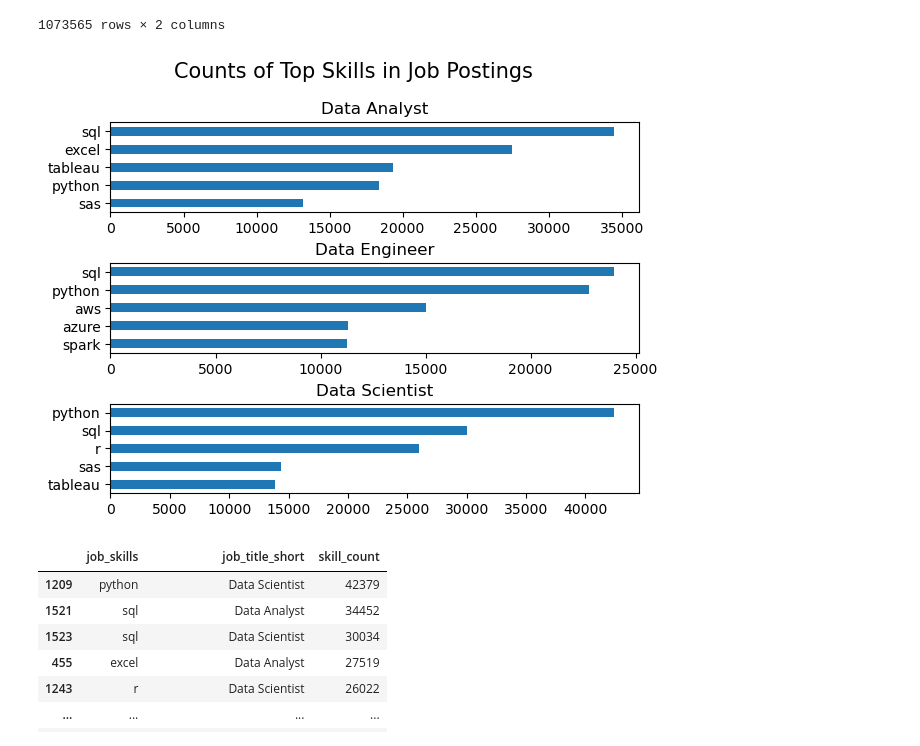
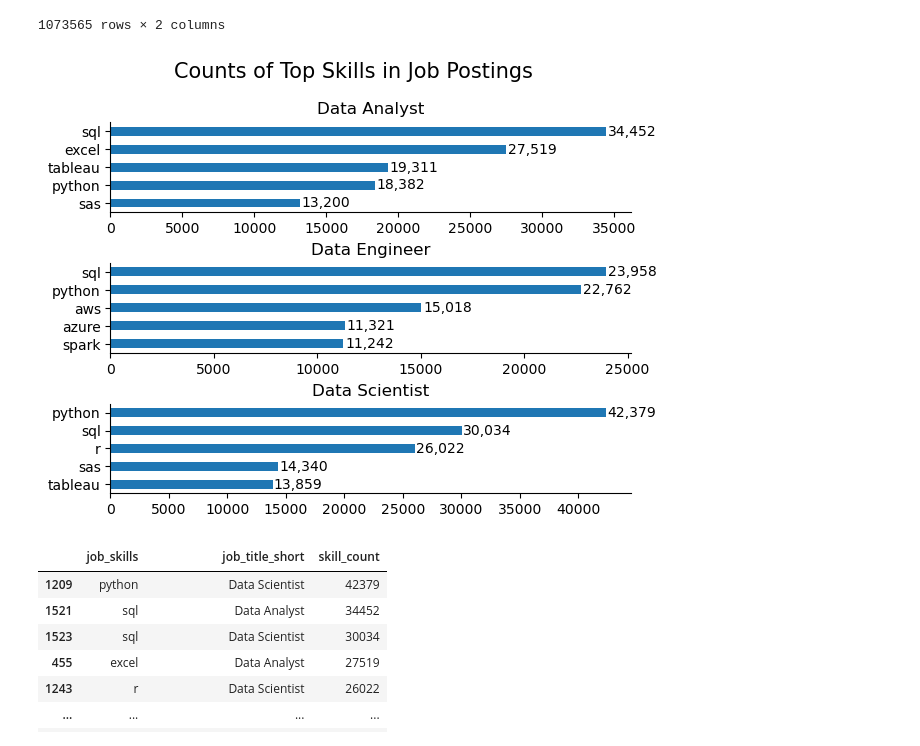
Before and after one commit to sengeel/Numpy-Pandas-Matplotlib-and-Seaborn, a Jupyter notebook: 3_Project/2_Skill_Demand.ipynb, the cells around one changed output. Cells and saved outputs as stored; diff of their text form; code cells hidden in the pictures.

Commit message:
Numpy, Pandas and Data Visualization

```diff
--- a/3_Project/2_Skill_Demand.ipynb
+++ b/3_Project/2_Skill_Demand.ipynb
@@ -45,18 +45,22 @@ job_titles = sorted(job_titles[:3])
 # %%
 fig, ax = plt.subplots(len(job_titles), 1)
 
 for i, job_title in enumerate(job_titles):
     df_plot = df_skills_count[df_skills_count['job_title_short'] == job_title].head(5)
     df_plot.plot(kind='barh', x= 'job_skills', y = 'skill_count', ax=ax[i], title=job_title)
     ax[i].invert_yaxis()
     ax[i].set_ylabel('')
     ax[i].legend().set_visible(False)
 
+    for n ,v in enumerate(df_plot['skill_count']):
+        ax[i].text(v+100, n, f'{v:,}', color='black', ha='left', va='center')
+
 fig.suptitle('Counts of Top Skills in Job Postings', fontsize = 15)
 fig.tight_layout(h_pad=0.5)
+sns.despine()
 plt.show()
 # %% [output]
-[figure, old version]
+[figure, new version]
 # %%
 df_job_title_count = df_US['job_title_short'].value_counts().reset_index(name='job_total')
 # %%
```
